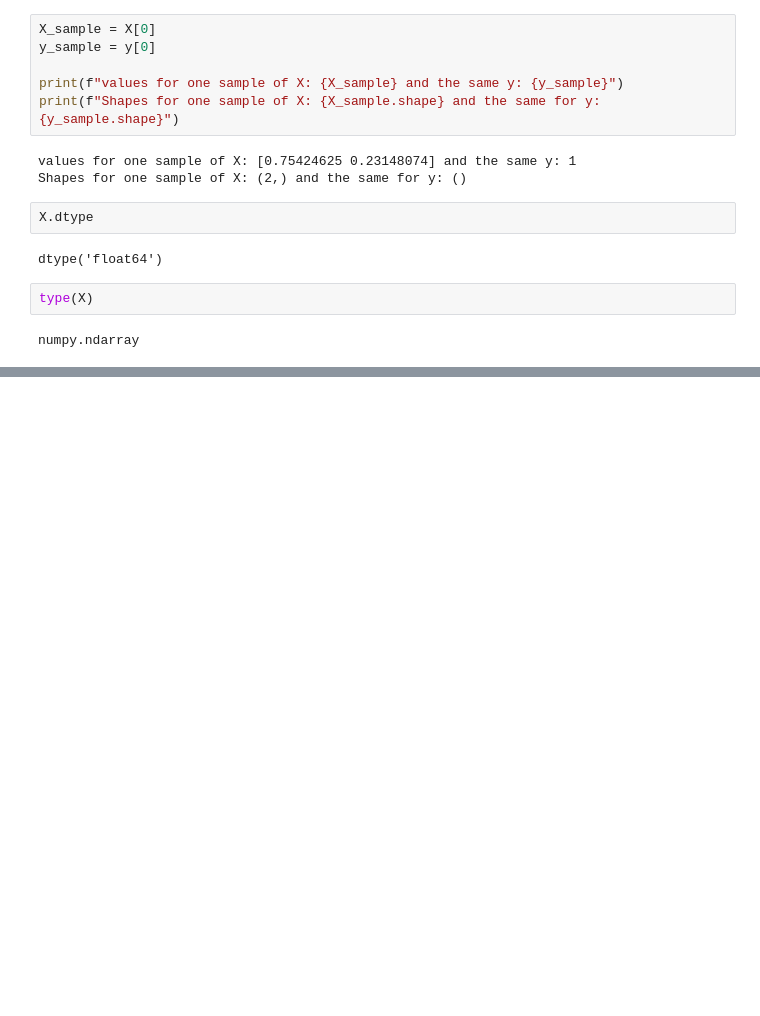
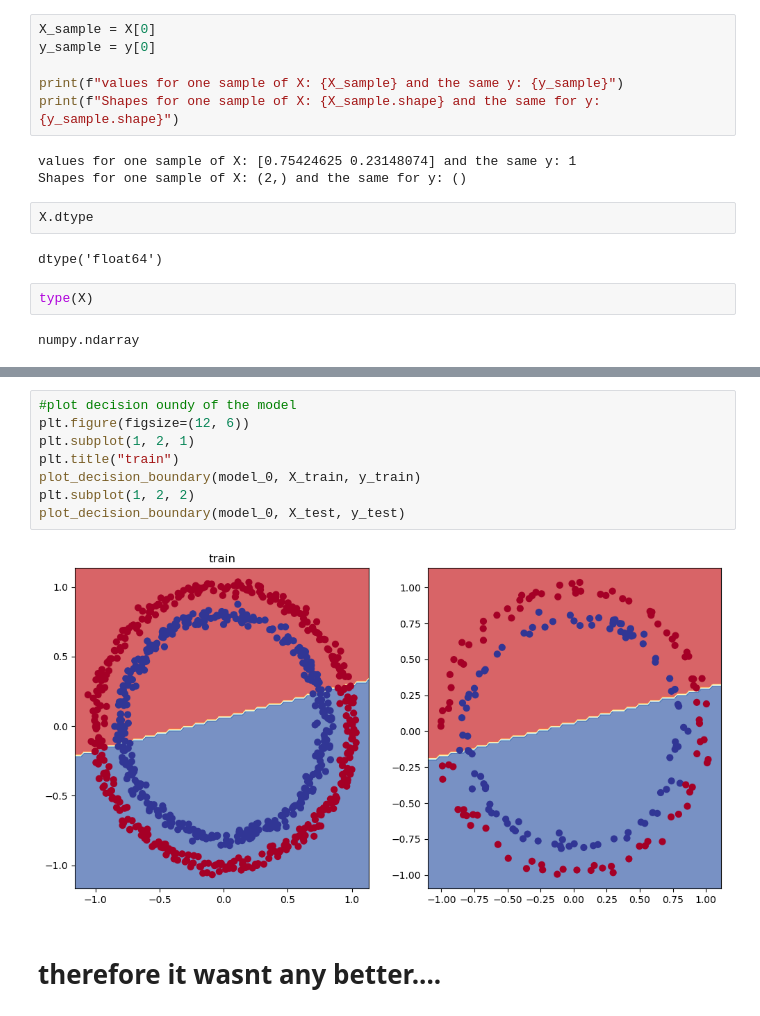
Before and after one commit to stanleyedward/pytorching, a Jupyter notebook: pytorch_classification/main.ipynb, the cells around one changed output, grey strips where cells are left out. Saved outputs shown, nothing was run; the diff lists cells and outputs as text; blank space fills up the shorter version.

```diff
--- a/pytorch_classification/main.ipynb
+++ b/pytorch_classification/main.ipynb
@@ -102,0 +531,12 @@ y=torch.from_numpy(y).type(torch.float32)
+# %%
+#plot decision oundy of the model
+plt.figure(figsize=(12, 6))
+plt.subplot(1, 2, 1)
+plt.title("train")
+plot_decision_boundary(model_0, X_train, y_train)
+plt.subplot(1, 2, 2)
+plot_decision_boundary(model_0, X_test, y_test)
+# %% [output]
+[figure, added]
+# %% [markdown]
+# therefore it wasnt any better....
```
Also changed, not shown: parts of 37 cells of this notebook, 1 other file.
